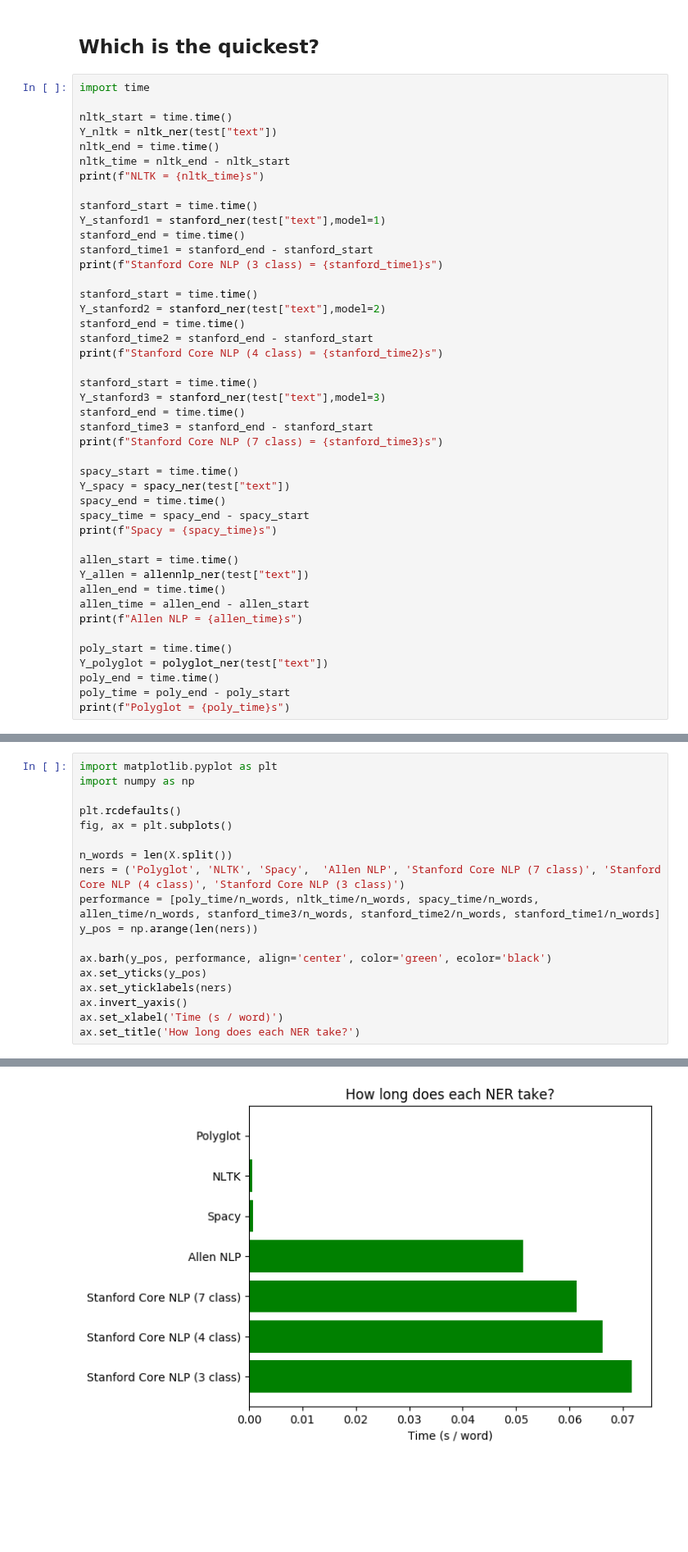
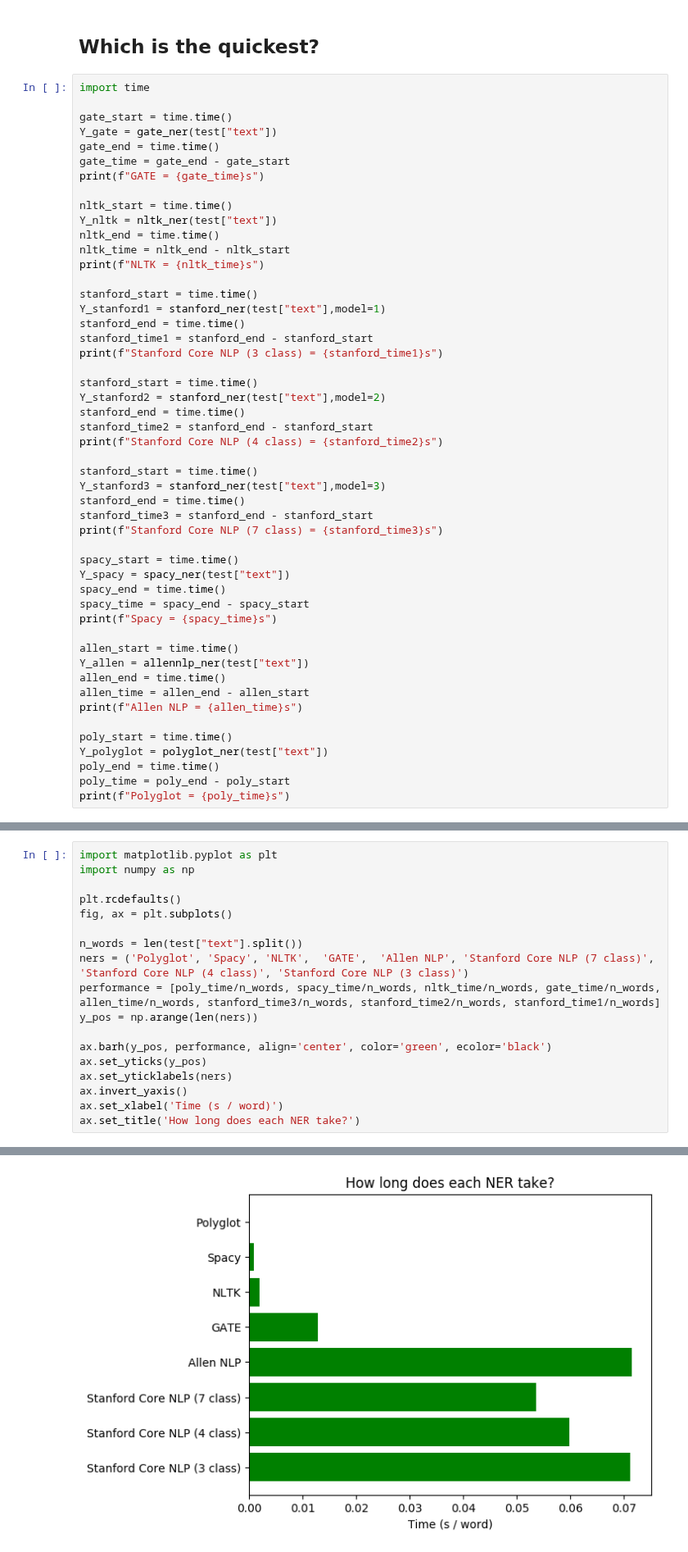
Before and after one commit to mohammedterry/NLP_for_ML, a Jupyter notebook: NER.ipynb, the cells around one changed output, grey strips where cells are left out. Shown at 82% size. Saved outputs shown, nothing was run; the diff lists cells and outputs as text; blank space fills up the shorter version.

```diff
--- a/NER.ipynb
+++ b/NER.ipynb
@@ -297,6 +345,12 @@ test = {
 ## Which is the quickest?
 # %%
 import time
+
+gate_start = time.time()
+Y_gate = gate_ner(test["text"])
+gate_end = time.time()
+gate_time = gate_end - gate_start
+print(f"GATE = {gate_time}s")
 
 nltk_start = time.time()
 Y_nltk = nltk_ner(test["text"])
@@ -350,24 +405,24 @@ Polyglot = 0.007372617721557617s
 # %%
 import matplotlib.pyplot as plt
 import numpy as np
 
 plt.rcdefaults()
 fig, ax = plt.subplots()
 
-n_words = len(X.split())
-ners = ('Polyglot', 'NLTK', 'Spacy',  'Allen NLP', 'Stanford Core NLP (7 class)', 'Stanford Core NLP (4 class)', 'Stanford Core NLP (3 class)')
-performance = [poly_time/n_words, nltk_time/n_words, spacy_time/n_words, allen_time/n_words, stanford_time3/n_words, stanford_time2/n_words, stanford_time1/n_words]
+n_words = len(test["text"].split())
+ners = ('Polyglot', 'Spacy', 'NLTK',  'GATE',  'Allen NLP', 'Stanford Core NLP (7 class)', 'Stanford Core NLP (4 class)', 'Stanford Core NLP (3 class)')
+performance = [poly_time/n_words, spacy_time/n_words, nltk_time/n_words, gate_time/n_words,  allen_time/n_words, stanford_time3/n_words, stanford_time2/n_words, stanford_time1/n_words]
 y_pos = np.arange(len(ners))
 
 ax.barh(y_pos, performance, align='center', color='green', ecolor='black')
 ax.set_yticks(y_pos)
 ax.set_yticklabels(ners)
 ax.invert_yaxis()
 ax.set_xlabel('Time (s / word)')
 ax.set_title('How long does each NER take?')
 # %% [output]
 Text(0.5, 1.0, 'How long does each NER take?')
-[figure, old version]
+[figure, new version]
 # %% [markdown]
 ## Which is the best NER for finding entities?
 # %%
```
Also changed, not shown: parts of 16 cells of this notebook.
